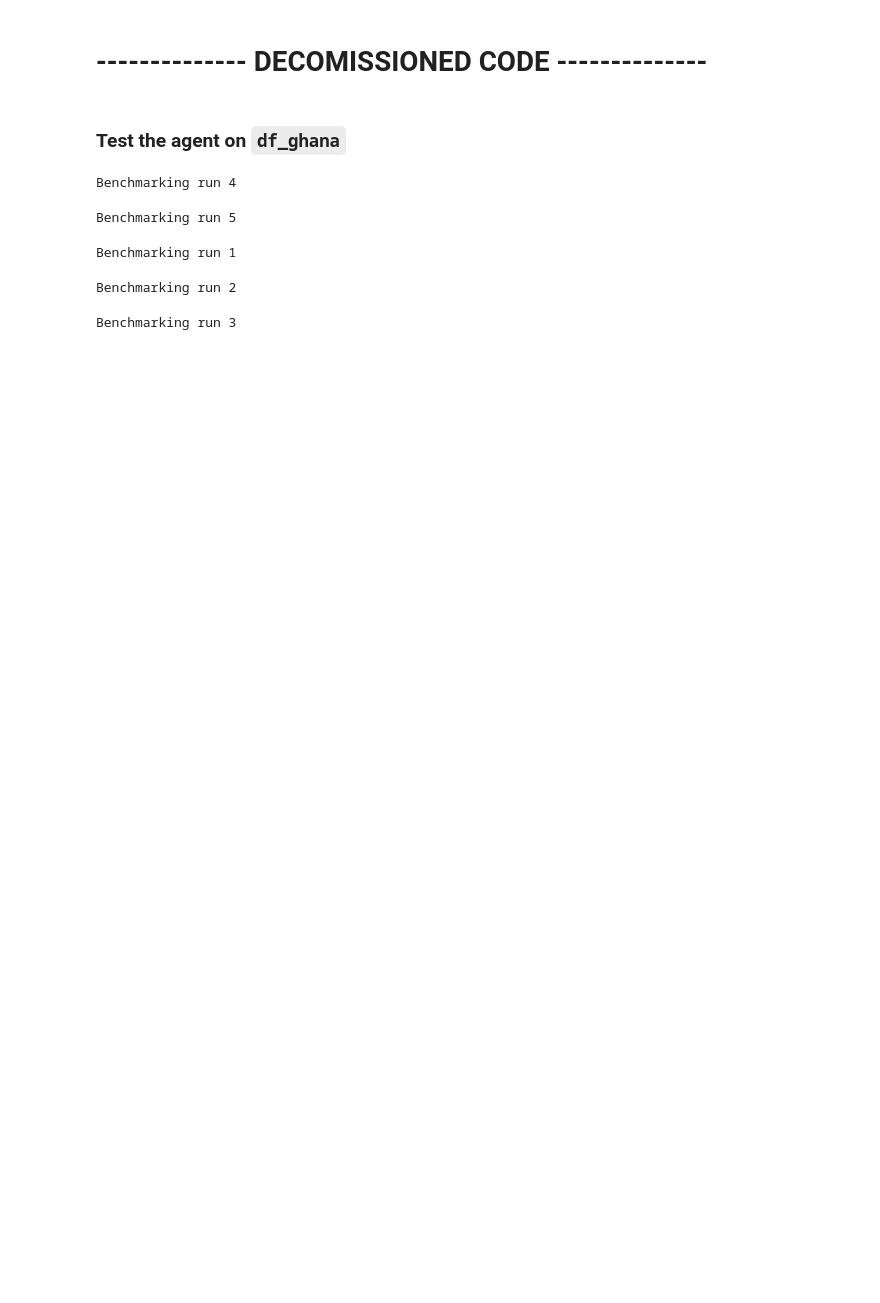
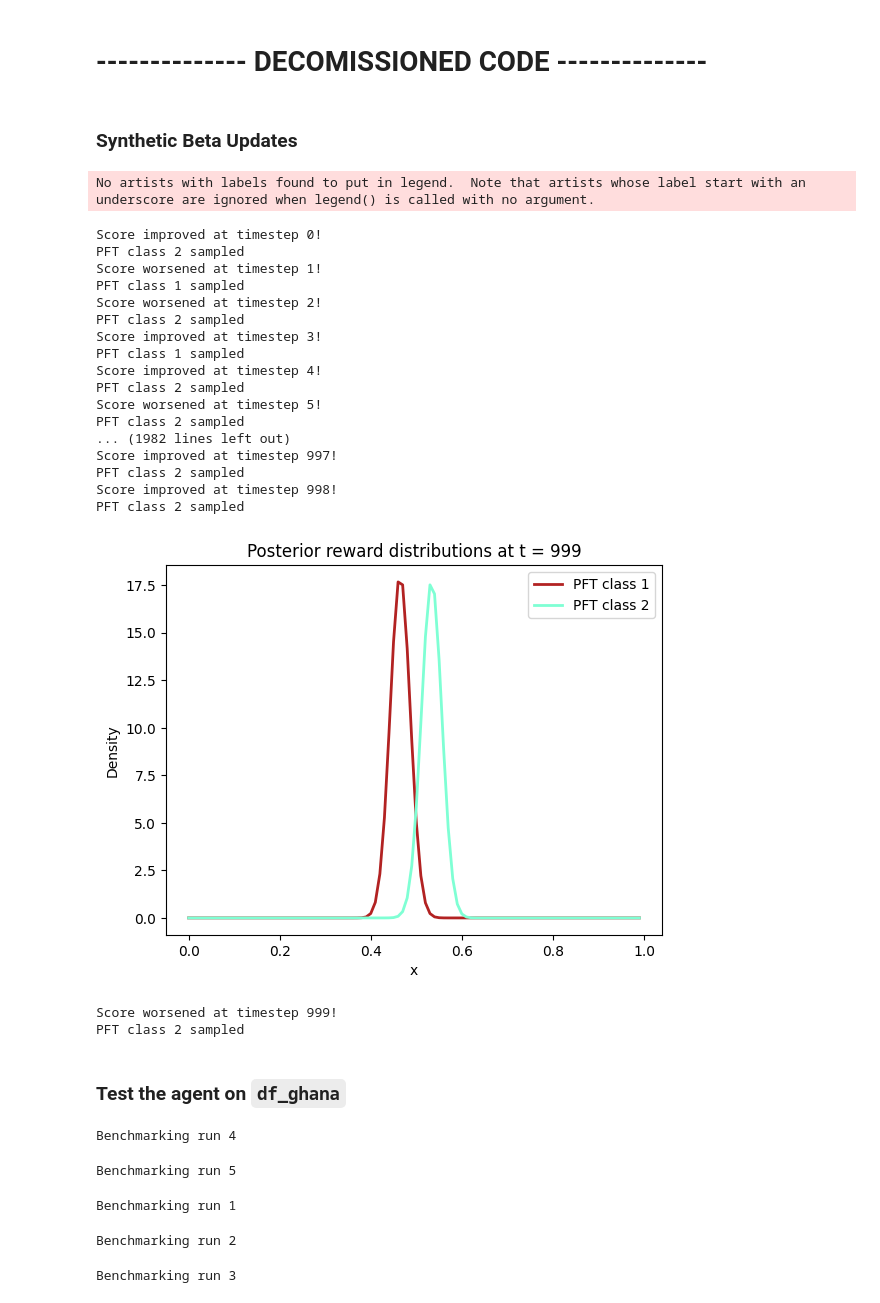
Before and after one commit to PerryChicken1/Master-Thesis, a Jupyter notebook: multi-armed-bandit.ipynb, the cells around one changed output. Saved outputs shown, nothing was run; the diff lists cells and outputs as text; code cells hidden in the pictures; blank space fills up the shorter version.

```diff
--- a/multi-armed-bandit.ipynb
+++ b/multi-armed-bandit.ipynb
@@ -287,0 +349,10 @@ Index(['B01', 'B02', 'B03', 'B04', 'B05', 'B06', 'B07', 'B08', 'B8A', 'B09',
+# %%
+x       = df_satellite_band[['B01', 'B02', 'B03', 'B04', 'B05', 'B06', 'B07', 'B08', 'B8A', 'B09', 'B11', 'B12']]
+y       = df_satellite_band[['agbd']]
+a       = 4000 / len(df_satellite_band) # fraction of inliers
+
+x       = x.to_numpy()
+y       = y.to_numpy()
+
+torrent = Torrent(a, fit_intercept=True)
+torrent.fit(x,y)
@@ -288,5 +373,74 @@ Index(['B01', 'B02', 'B03', 'B04', 'B05', 'B06', 'B07', 'B08', 'B8A', 'B09',
 # %% [markdown]
 # -------------- DECOMISSIONED CODE --------------
+# %% [markdown]
+### Synthetic Beta Updates
+# %%
+alphas                      = [1] * 2
+betas                       = [1] * 2
+labels                      = ['PFT class 1', 'PFT class 2']
+colours                     = ['firebrick', 'aquamarine']
+prev_score                  = 1
+x                           = np.arange(100) / 100
+
+for t in range(0,1000):
+
+    if t == 999:
+        plt.clf()
+        plt.xlabel("x")
+        plt.ylabel("Density")
+        plt.legend(fontsize='small')
+        plt.title(f"Posterior reward distributions at t = {t}")
+
+        for i, _ in enumerate(labels):
+            y                   = beta.pdf(x, a=alphas[i], b=betas[i])
+            plt.plot(x,y,ls='-', linewidth=2, label=labels[i], color=colours[i])
+
+        plt.legend()
+        plt.show()
+
+    pft_class               = np.random.choice([0,1])
+    current_score           = np.random.uniform(0,1)
+
+    if pft_class == 1:
+        current_score       = current_score * 0.8
+
+    if prev_score > current_score:
+
+        print(f"Score improved at timestep {t}!")
+        print(f"{labels[pft_class]} sampled")
+
+        alphas[pft_class]   = alphas[pft_class] + 1
+
+    else:
+
+        print(f"Score worsened at timestep {t}!")
+        print(f"{labels[pft_class]} sampled")
+
+        betas[pft_class]    = betas[pft_class] + 1
+
+    prev_score              = current_score
+# %% [output]
+No artists with labels found to put in legend.  Note that artists whose label start with an underscore are ignored when legend() is called with no argument.
+Score improved at timestep 0!
+PFT class 2 sampled
+Score worsened at timestep 1!
+PFT class 1 sampled
+Score worsened at timestep 2!
+PFT class 2 sampled
+Score improved at timestep 3!
+PFT class 1 sampled
+Score improved at timestep 4!
+PFT class 2 sampled
+Score worsened at timestep 5!
+PFT class 2 sampled
+... (1982 lines left out)
+Score improved at timestep 997!
+PFT class 2 sampled
+Score improved at timestep 998!
+PFT class 2 sampled
+[figure, added]
+Score worsened at timestep 999!
+PFT class 2 sampled
 # %% [markdown]
 ### Test the agent on `df_ghana`
 # %%
```
Also changed, not shown: parts of 21 cells of this notebook, 6 other files.
